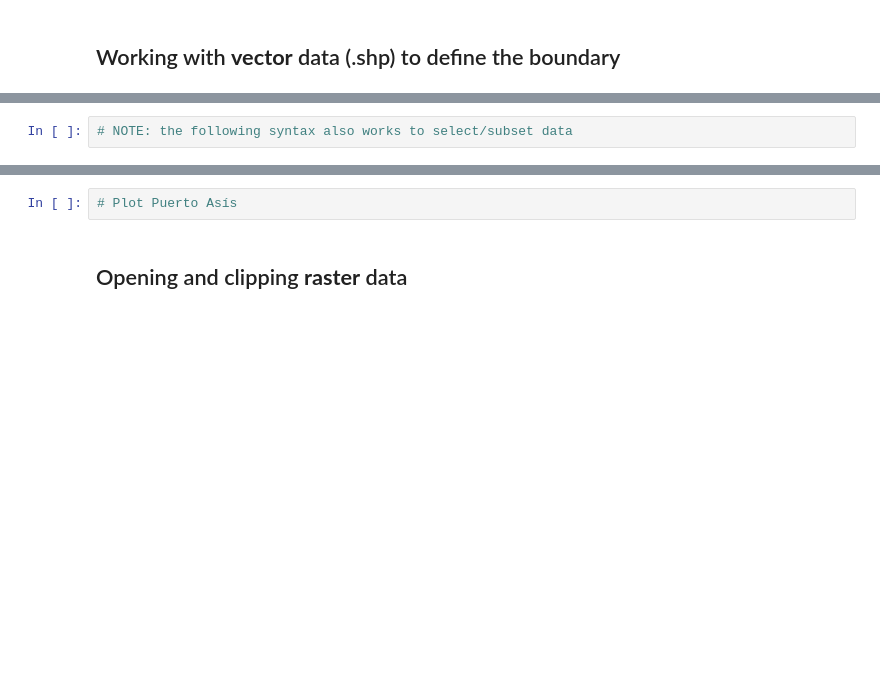
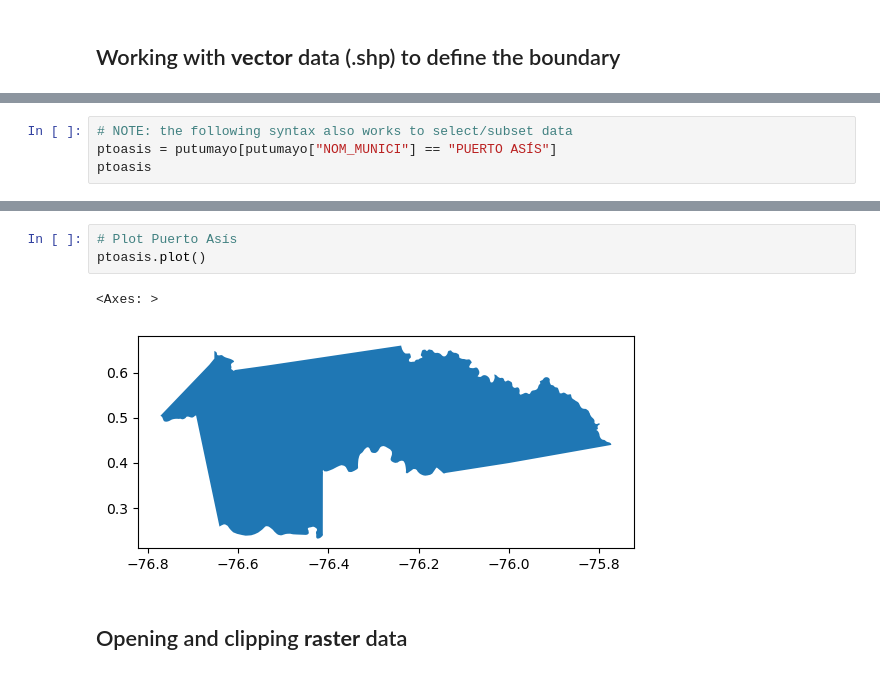
Before and after one commit to macacosta/04-geopark-raster-data, a Jupyter notebook: notebooks/04-geopark-raster-data-empty.ipynb, the cells around one changed output, grey strips where cells are left out. Cells and saved outputs as stored; diff of their text form; blank space fills up the shorter version.

Commit message:
08042024_ptoasis

```diff
--- a/notebooks/04-geopark-raster-data-empty.ipynb
+++ b/notebooks/04-geopark-raster-data-empty.ipynb
@@ -35,2 +82,4 @@ col_muni_url = ('https://maps.princeton.edu/download/file'
 # %%
 # NOTE: the following syntax also works to select/subset data
+ptoasis = putumayo[putumayo["NOM_MUNICI"] == "PUERTO ASÍS"]
+ptoasis
@@ -37,5 +89,9 @@ col_muni_url = ('https://maps.princeton.edu/download/file'
 # %%
 # Plot Puerto Asís
+ptoasis.plot()
+# %% [output]
+<Axes: >
+[figure, added]
 # %% [markdown]
 ## Opening and clipping **raster** data
 # %%
```
Also changed, not shown: parts of 6 cells of this notebook.
